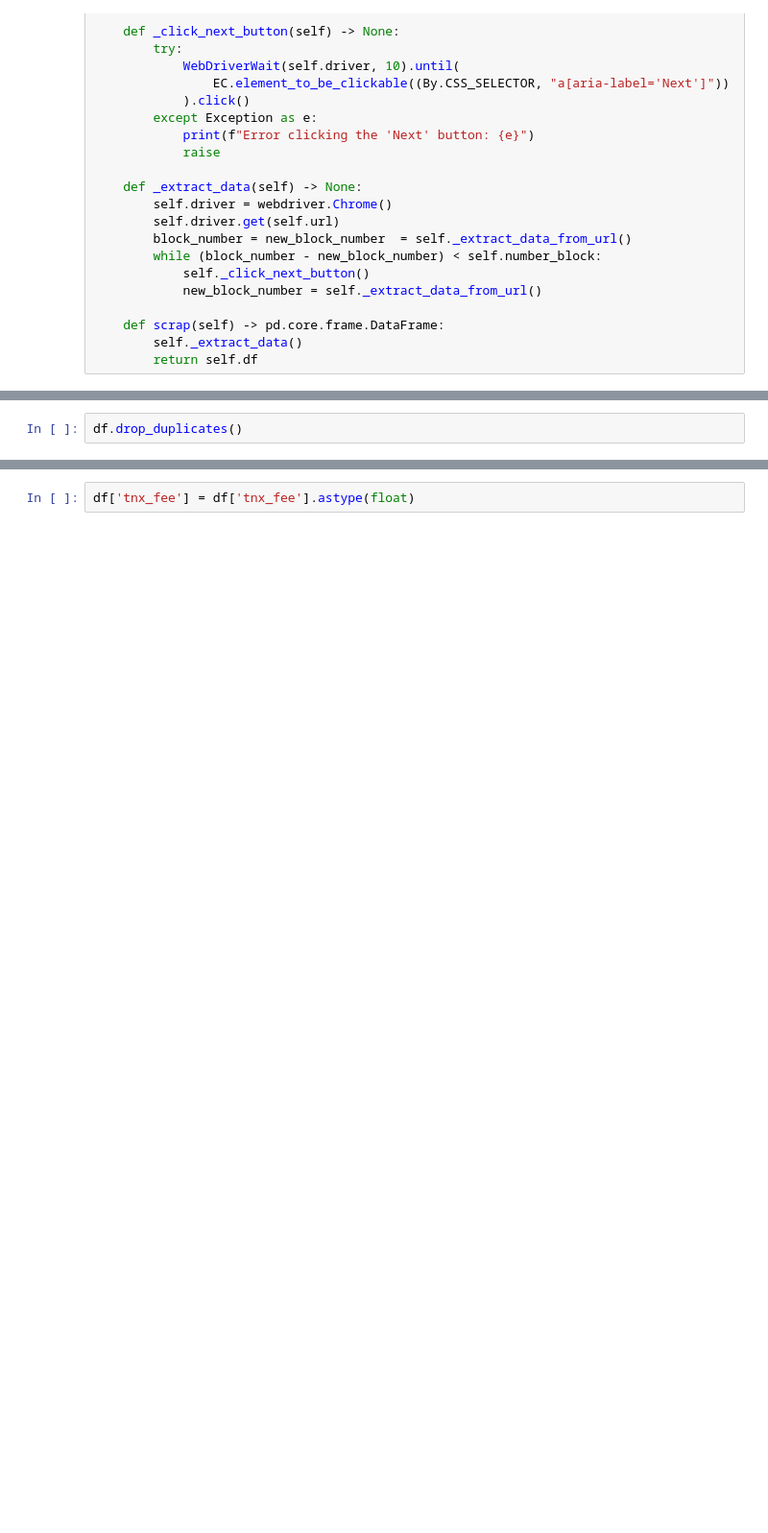
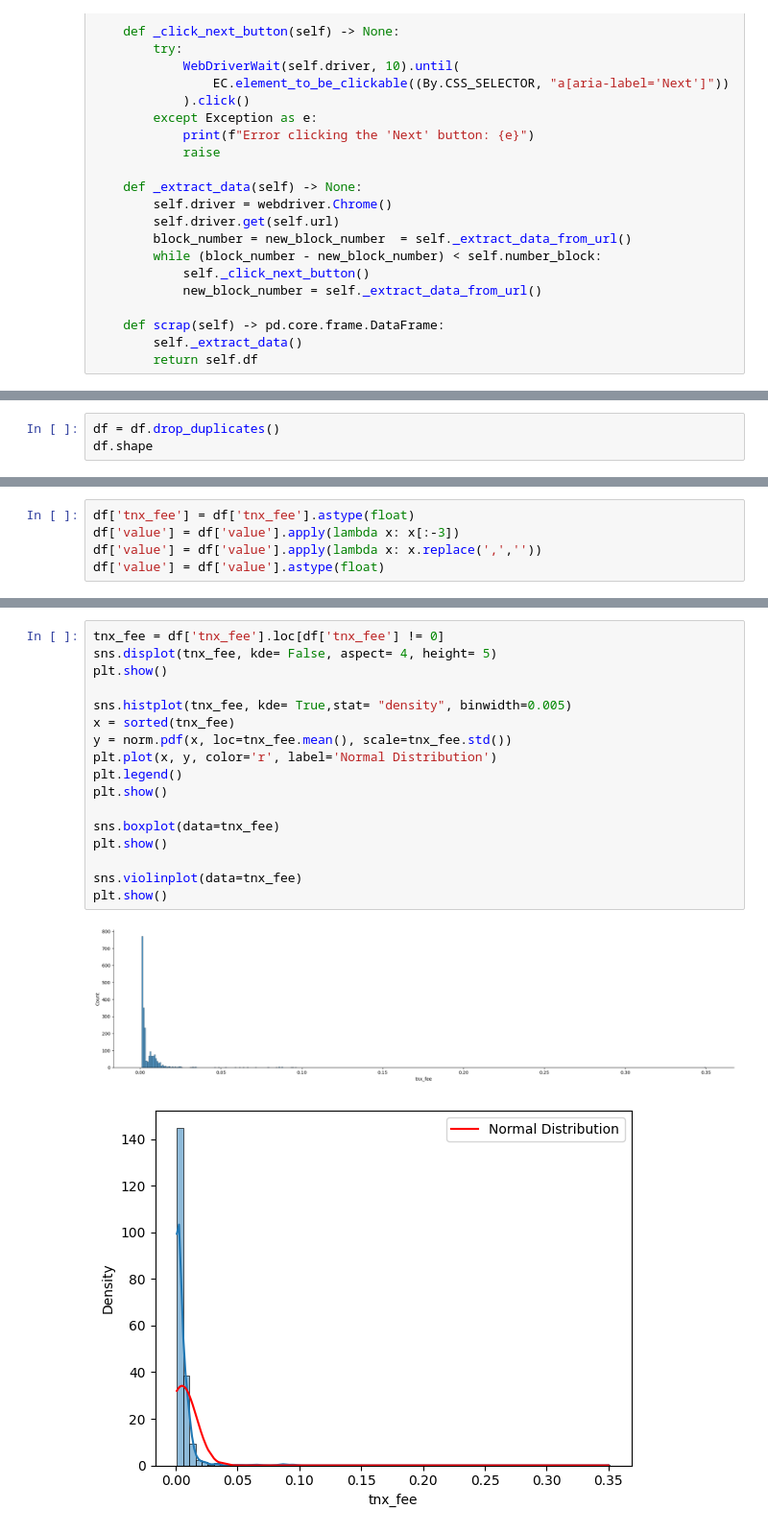
Before and after one commit to eslami200117/Data-Science, a Jupyter notebook: CA0/CA0.ipynb, the cells around one changed output, grey strips where cells are left out. Shown at 96% size. Saved outputs shown, nothing was run; the diff lists cells and outputs as text; blank space fills up the shorter version.

```diff
--- a/CA0/CA0.ipynb
+++ b/CA0/CA0.ipynb
@@ -123,3 +206,4 @@ df['tnx_hash'].nunique()
 # %%
-df.drop_duplicates()
+df = df.drop_duplicates()
+df.shape
 # %% [output]
@@ -138,0 +211,5 @@ df.drop_duplicates()
+# %%
+df['tnx_fee'] = df['tnx_fee'].astype(float)
+df['value'] = df['value'].apply(lambda x: x[:-3])
+df['value'] = df['value'].apply(lambda x: x.replace(',',''))
+df['value'] = df['value'].astype(float)
@@ -141,2 +244,20 @@ df.drop_duplicates()
-# %%
-df['tnx_fee'] = df['tnx_fee'].astype(float)
+# %%
+tnx_fee = df['tnx_fee'].loc[df['tnx_fee'] != 0]
+sns.displot(tnx_fee, kde= False, aspect= 4, height= 5)
+plt.show()
+
+sns.histplot(tnx_fee, kde= True,stat= "density", binwidth=0.005)
+x = sorted(tnx_fee)
+y = norm.pdf(x, loc=tnx_fee.mean(), scale=tnx_fee.std())
+plt.plot(x, y, color='r', label='Normal Distribution')
+plt.legend()
+plt.show()
+
+sns.boxplot(data=tnx_fee)
+plt.show()
+
+sns.violinplot(data=tnx_fee)
+plt.show()
+# %% [output]
+[figure, added]
+[figure, added]
```
Also changed, not shown: parts of 42 cells of this notebook.
